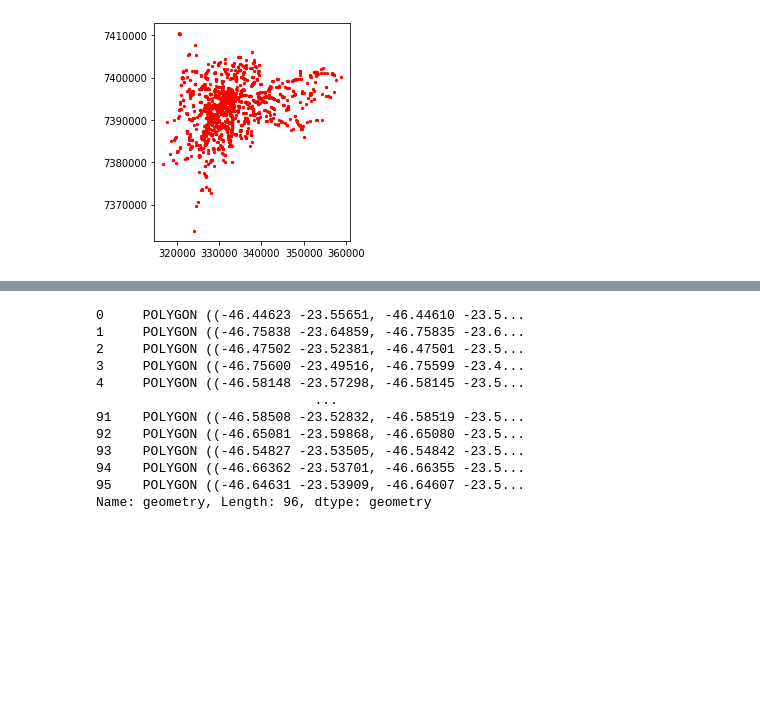
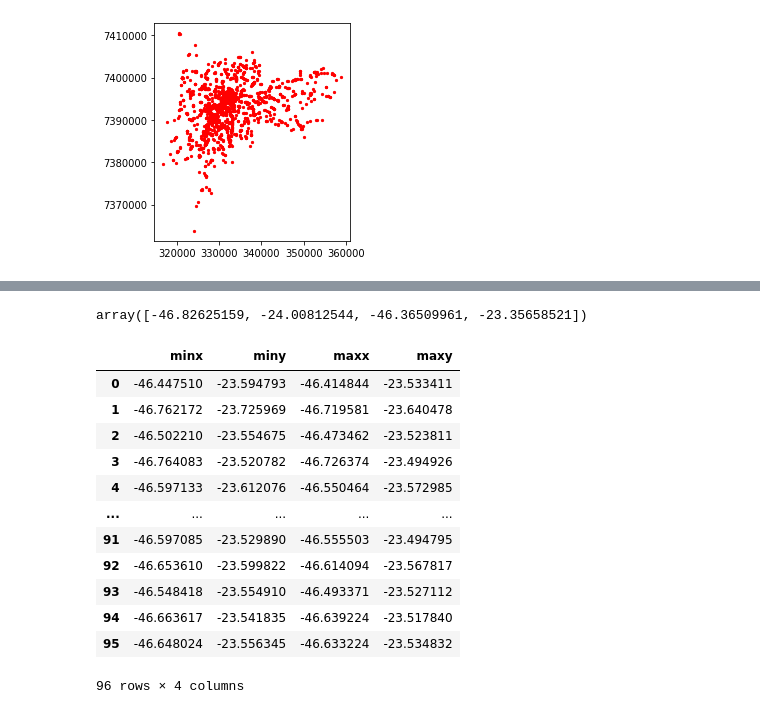
Before and after one commit to ricardobreis/Exploratory-Data-Analysis-Bancarization, a Jupyter notebook: src/Heatmap-KDE.ipynb, the cells around one changed output, grey strips where cells are left out. Cells and saved outputs as stored; diff of their text form; code cells hidden in the pictures; blank space fills up the shorter version.

```diff
--- a/src/Heatmap-KDE.ipynb
+++ b/src/Heatmap-KDE.ipynb
@@ -42,0 +61,4 @@ gplt.kdeplot(gdf_agencias_sp_points_join, cmap='Reds', shade=True, n_levels=9, e
+# %%
+[sp_shp.geometry.x, sp_shp.geometry.y]
+# %% [output]
+array([-46.82625159, -24.00812544, -46.36509961, -23.35658521])
@@ -43,15 +74,16 @@ gplt.kdeplot(gdf_agencias_sp_points_join, cmap='Reds', shade=True, n_levels=9, e
 # %%
-sp_shp.geometry
+sp_shp.bounds
 # %% [output]
+|  | minx | miny | maxx | maxy |
+| 0 | -46.447510 | -23.594793 | -46.414844 | -23.533411 |
+| 1 | -46.762172 | -23.725969 | -46.719581 | -23.640478 |
+| 2 | -46.502210 | -23.554675 | -46.473462 | -23.523811 |
+| 3 | -46.764083 | -23.520782 | -46.726374 | -23.494926 |
+| 4 | -46.597133 | -23.612076 | -46.550464 | -23.572985 |
+| ... | ... | ... | ... | ... |
+| 91 | -46.597085 | -23.529890 | -46.555503 | -23.494795 |
+| 92 | -46.653610 | -23.599822 | -46.614094 | -23.567817 |
+| 93 | -46.548418 | -23.554910 | -46.493371 | -23.527112 |
+| 94 | -46.663617 | -23.541835 | -46.639224 | -23.517840 |
+| 95 | -46.648024 | -23.556345 | -46.633224 | -23.534832 |
-0     POLYGON ((-46.44623 -23.55651, -46.44610 -23.5...
-1     POLYGON ((-46.75838 -23.64859, -46.75835 -23.6...
-2     POLYGON ((-46.47502 -23.52381, -46.47501 -23.5...
-3     POLYGON ((-46.75600 -23.49516, -46.75599 -23.4...
-4     POLYGON ((-46.58148 -23.57298, -46.58145 -23.5...
-                            ...
-91    POLYGON ((-46.58508 -23.52832, -46.58519 -23.5...
-92    POLYGON ((-46.65081 -23.59868, -46.65080 -23.5...
-93    POLYGON ((-46.54827 -23.53505, -46.54842 -23.5...
-94    POLYGON ((-46.66362 -23.53701, -46.66355 -23.5...
-95    POLYGON ((-46.64631 -23.53909, -46.64607 -23.5...
-Name: geometry, Length: 96, dtype: geometry
+96 rows × 4 columns
```
Also changed, not shown: parts of 3 cells of this notebook.
